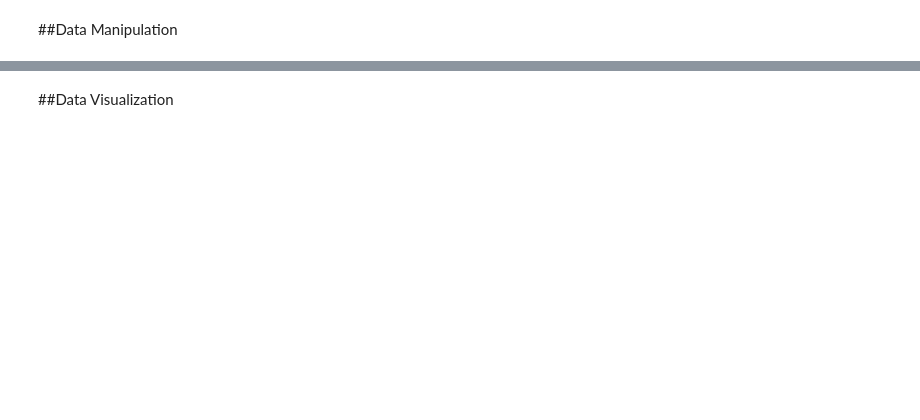
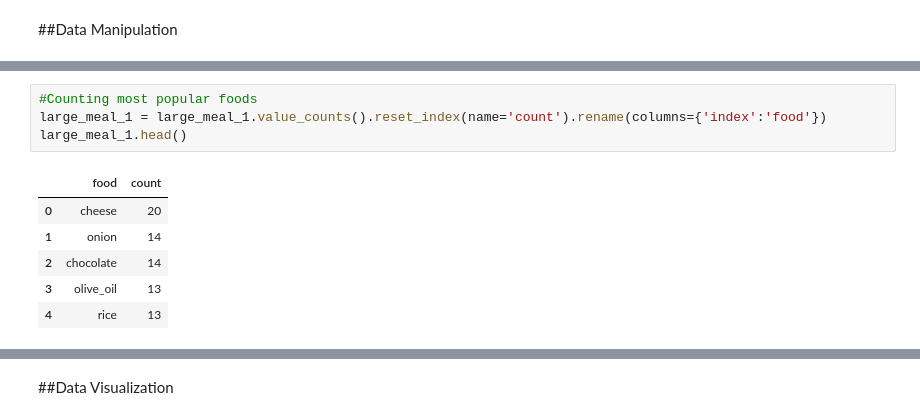
Before and after one commit to gabrielborja/python_data_analysis, a Jupyter notebook: food_habits_analytics.ipynb, the cells around one changed output, grey strips where cells are left out. Drawn from its saved outputs; the diff is of its cells as text; blank space fills up the shorter version.

```diff
--- a/food_habits_analytics.ipynb
+++ b/food_habits_analytics.ipynb
@@ -48 +88,12 @@ memory usage: 3.2+ KB
+# %%
+#Counting most popular foods
+large_meal_1 = large_meal_1.value_counts().reset_index(name='count').rename(columns={'index':'food'})
+large_meal_1.head()
+# %% [output]
+|  | food | count |
+| 0 | cheese | 20 |
+| 1 | onion | 14 |
+| 2 | chocolate | 14 |
+| 3 | olive_oil | 13 |
+| 4 | rice | 13 |
 # %%
```
Also changed, not shown: parts of 12 cells of this notebook.
